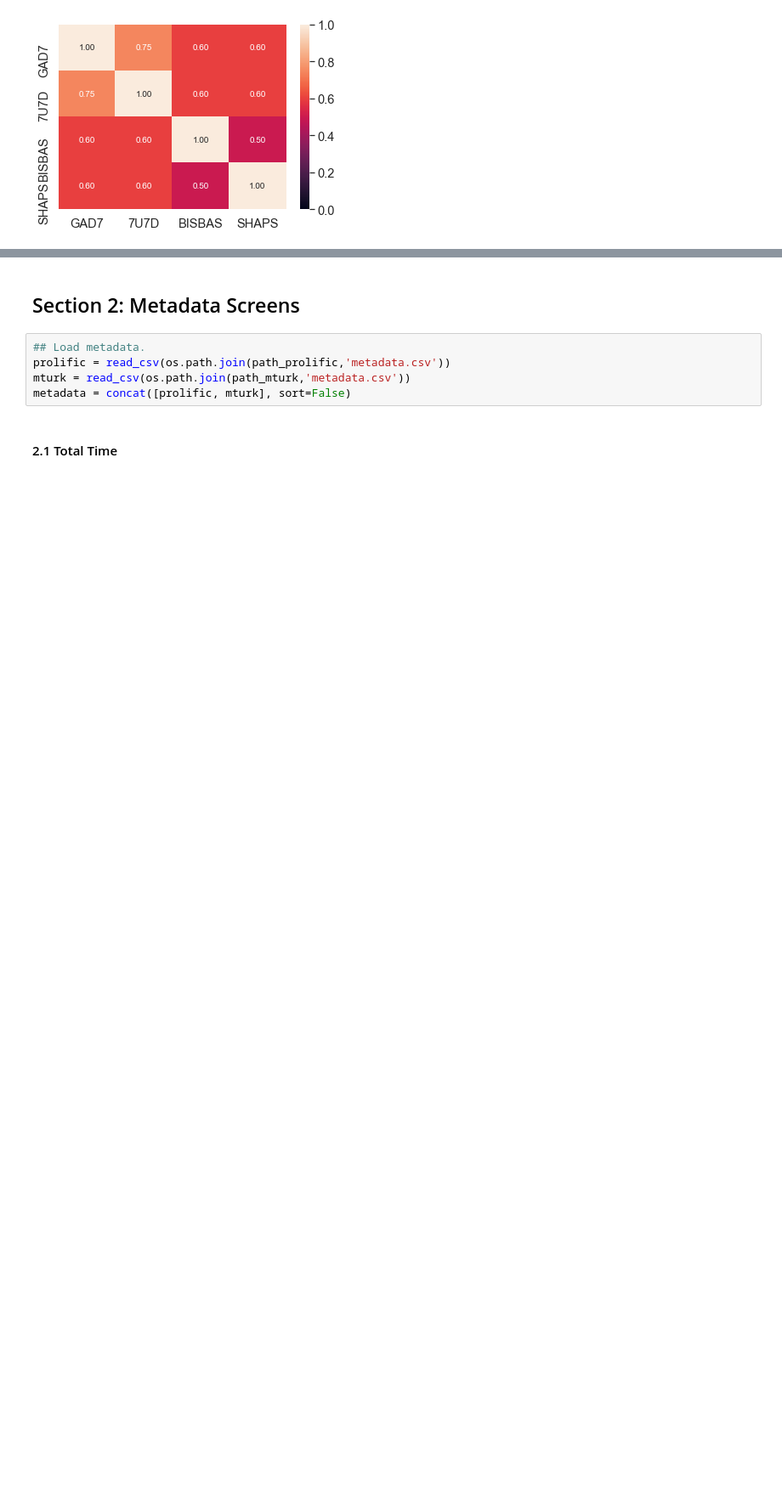
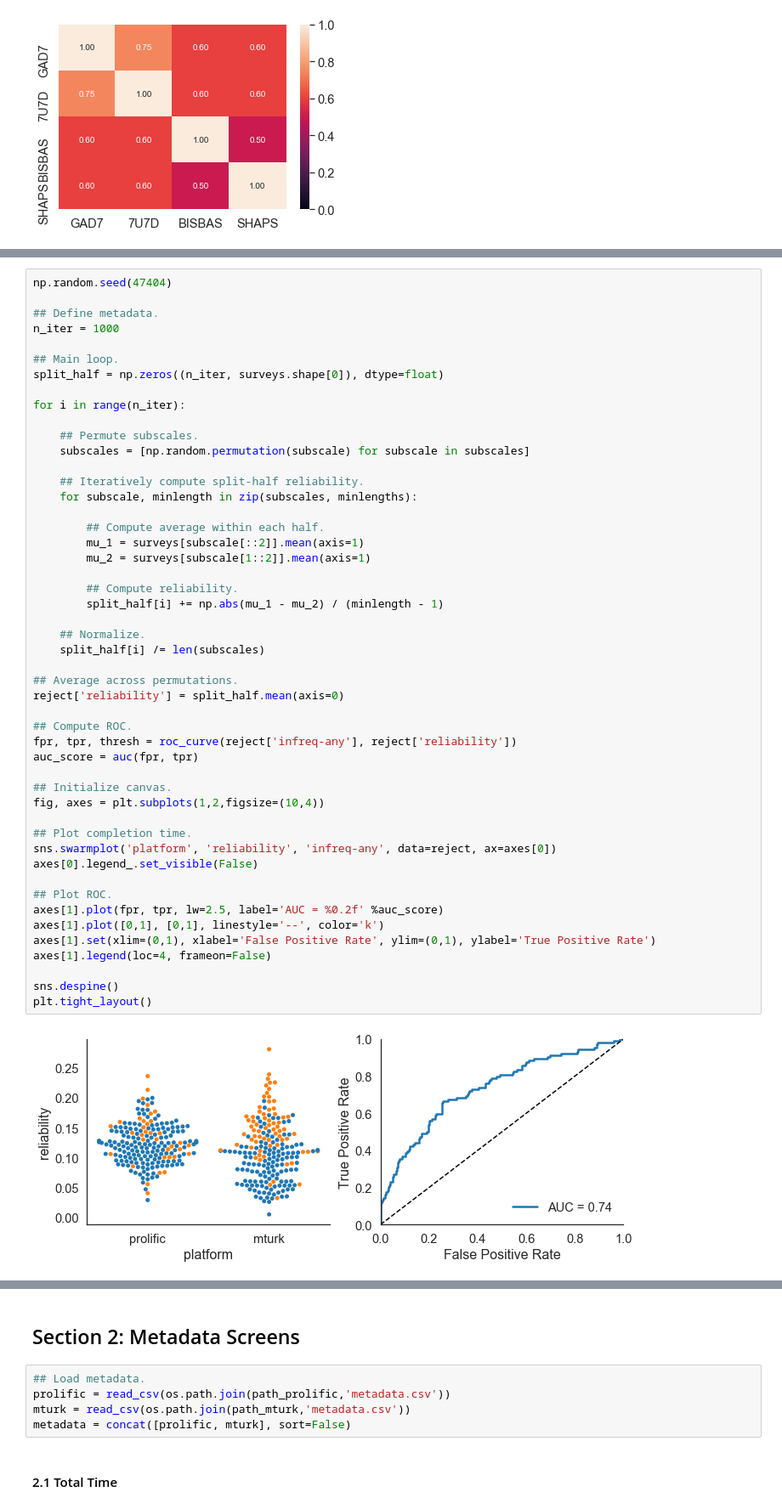
Before and after one commit to nivlab/sciops, a Jupyter notebook: analysis/notebooks/02_ROC.ipynb, the cells around one changed output, grey strips where cells are left out. Shown at 85% size. Saved outputs shown, nothing was run; the diff lists cells and outputs as text; blank space fills up the shorter version.

```diff
--- a/analysis/notebooks/02_ROC.ipynb
+++ b/analysis/notebooks/02_ROC.ipynb
@@ -169,0 +232,51 @@ sns.heatmap(D, vmin=0, vmax=1, annot=True, fmt='0.2f');
+# %%
+np.random.seed(47404)
+
+## Define metadata.
+n_iter = 1000
+
+## Main loop.
+split_half = np.zeros((n_iter, surveys.shape[0]), dtype=float)
+
+for i in range(n_iter):
+
+    ## Permute subscales.
+    subscales = [np.random.permutation(subscale) for subscale in subscales]
+
+    ## Iteratively compute split-half reliability.
+    for subscale, minlength in zip(subscales, minlengths):
+
+        ## Compute average within each half.
+        mu_1 = surveys[subscale[::2]].mean(axis=1)
+        mu_2 = surveys[subscale[1::2]].mean(axis=1)
+
+        ## Compute reliability.
+        split_half[i] += np.abs(mu_1 - mu_2) / (minlength - 1)
+
+    ## Normalize.
+    split_half[i] /= len(subscales)
+
+## Average across permutations.
+reject['reliability'] = split_half.mean(axis=0)
+
+## Compute ROC.
+fpr, tpr, thresh = roc_curve(reject['infreq-any'], reject['reliability'])
+auc_score = auc(fpr, tpr)
+
+## Initialize canvas.
+fig, axes = plt.subplots(1,2,figsize=(10,4))
+
+## Plot completion time.
+sns.swarmplot('platform', 'reliability', 'infreq-any', data=reject, ax=axes[0])
+axes[0].legend_.set_visible(False)
+
+## Plot ROC.
+axes[1].plot(fpr, tpr, lw=2.5, label='AUC = %0.2f' %auc_score)
+axes[1].plot([0,1], [0,1], linestyle='--', color='k')
+axes[1].set(xlim=(0,1), xlabel='False Positive Rate', ylim=(0,1), ylabel='True Positive Rate')
+axes[1].legend(loc=4, frameon=False)
+
+sns.despine()
+plt.tight_layout()
+# %% [output]
+[figure, added]
```
Also changed, not shown: parts of 30 cells of this notebook.
